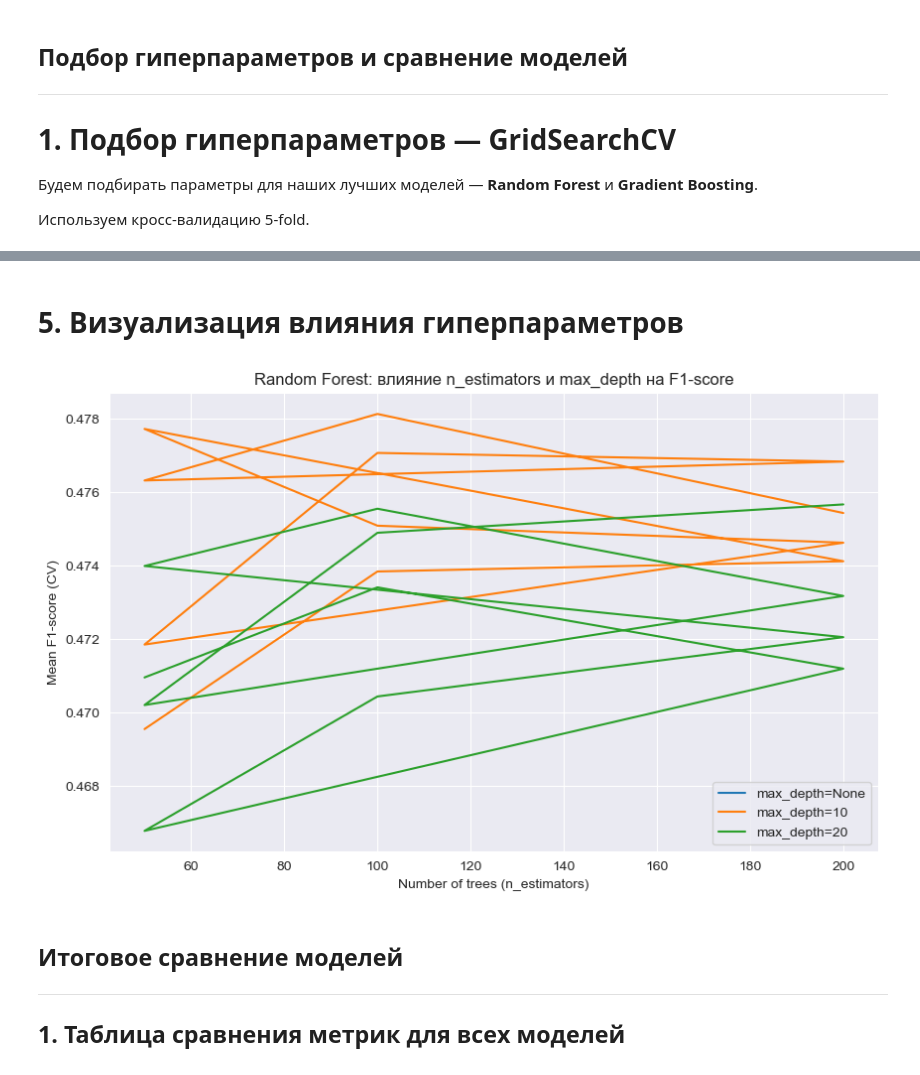
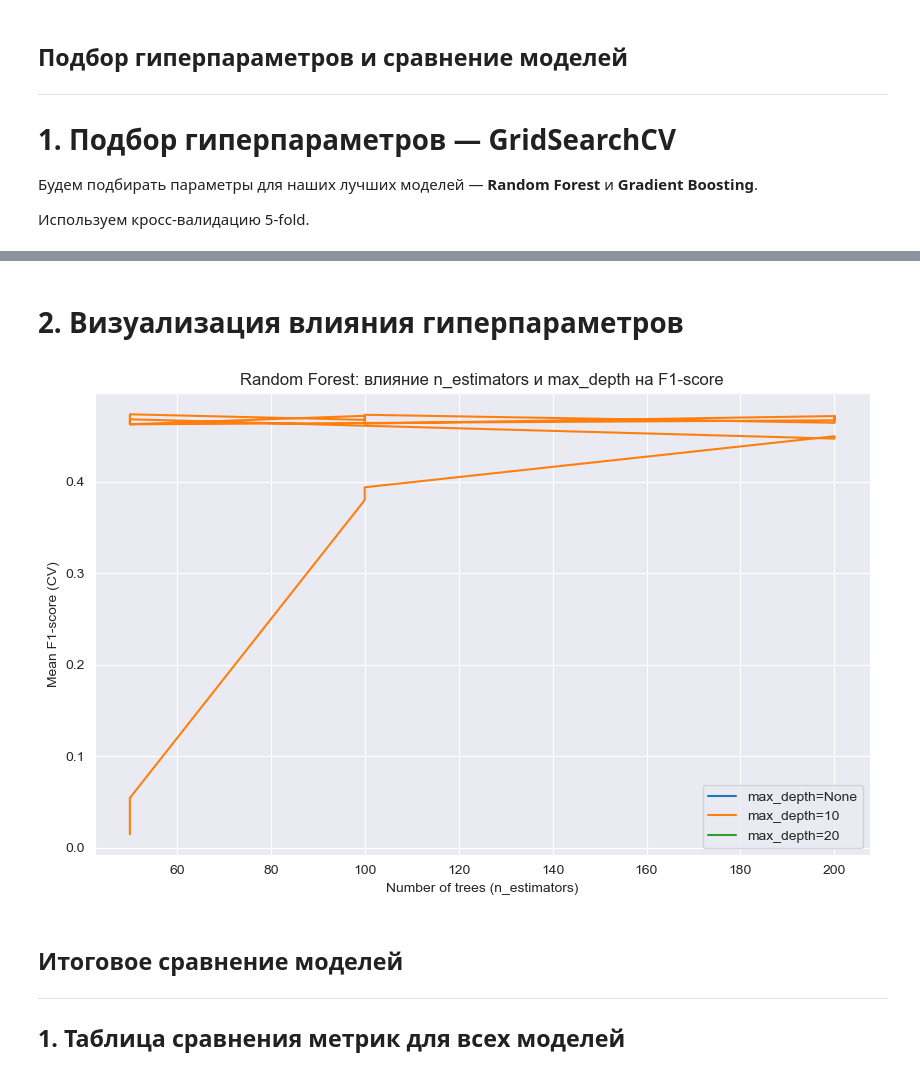
Before and after one commit to BBBtp/NIRS, a Jupyter notebook: nirs.ipynb, the cells around one changed output, grey strips where cells are left out. Drawn from its saved outputs; the diff is of its cells as text; code cells hidden in the pictures.

```diff
--- a/nirs.ipynb
+++ b/nirs.ipynb
@@ -533,19 +598,20 @@ weighted avg       0.80      0.82      0.79      9000
 # %% [markdown]
-# 5\. Визуализация влияния гиперпараметров
+# 2\. Визуализация влияния гиперпараметров
 # %%
-results_rf = pd.DataFrame(grid_rf.cv_results_)
+results_rf = pd.DataFrame(grids['Gradient Boosting (tuned)'].cv_results_)
+
 plt.figure(figsize=(10, 6))
 for depth in param_grid_rf['max_depth']:
     subset = results_rf[results_rf['param_max_depth'] == depth]
     plt.plot(subset['param_n_estimators'], subset['mean_test_score'], label=f"max_depth={depth}")
 plt.xlabel('Number of trees (n_estimators)')
 plt.ylabel('Mean F1-score (CV)')
 plt.title('Random Forest: влияние n_estimators и max_depth на F1-score')
 plt.legend()
 plt.grid(True)
 plt.show()
 # %% [output]
-[figure, old version]
+[figure, new version]
 # %% [markdown]
 ## Итоговое сравнение моделей
 ---
```
Also changed, not shown: parts of 14 cells of this notebook.
